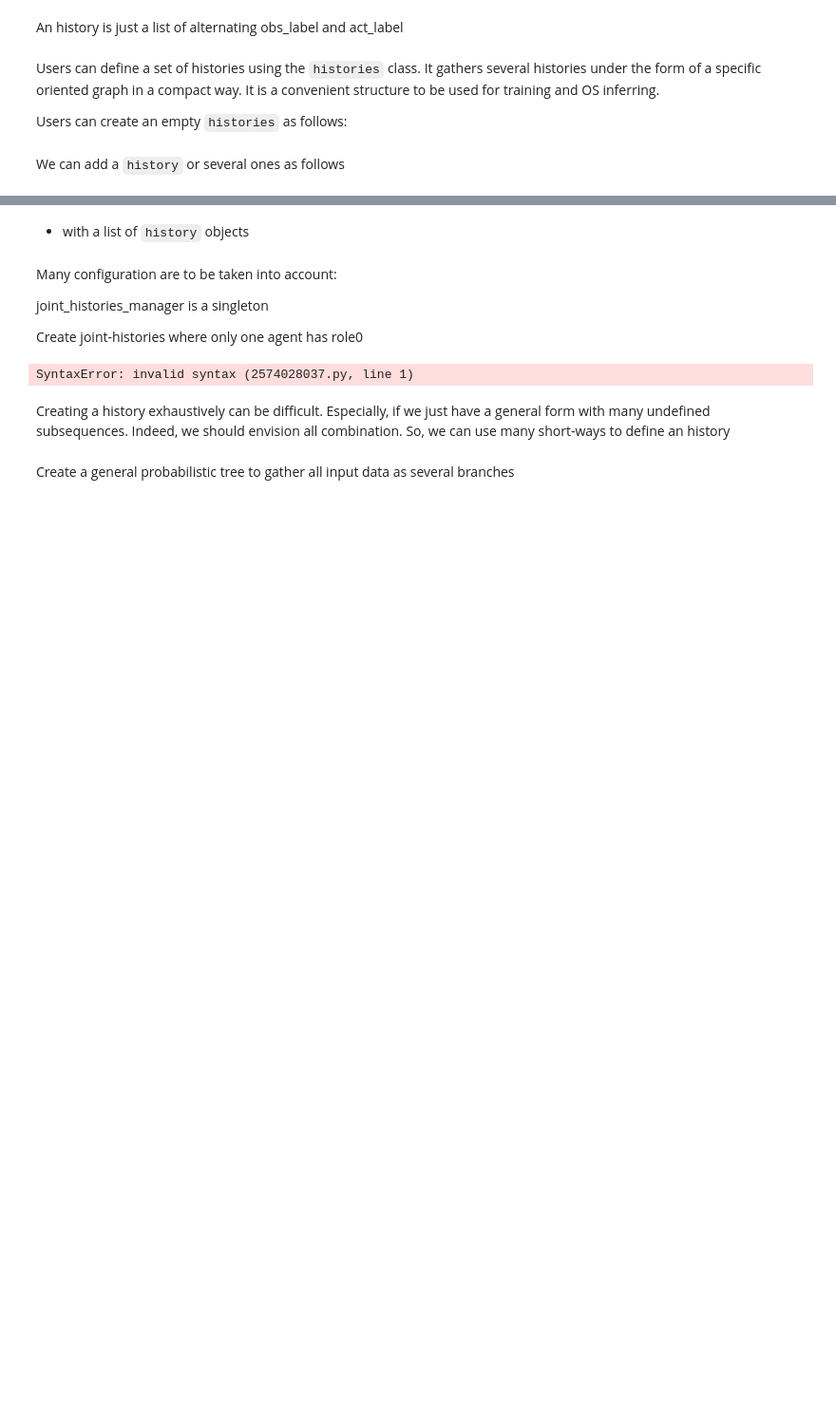
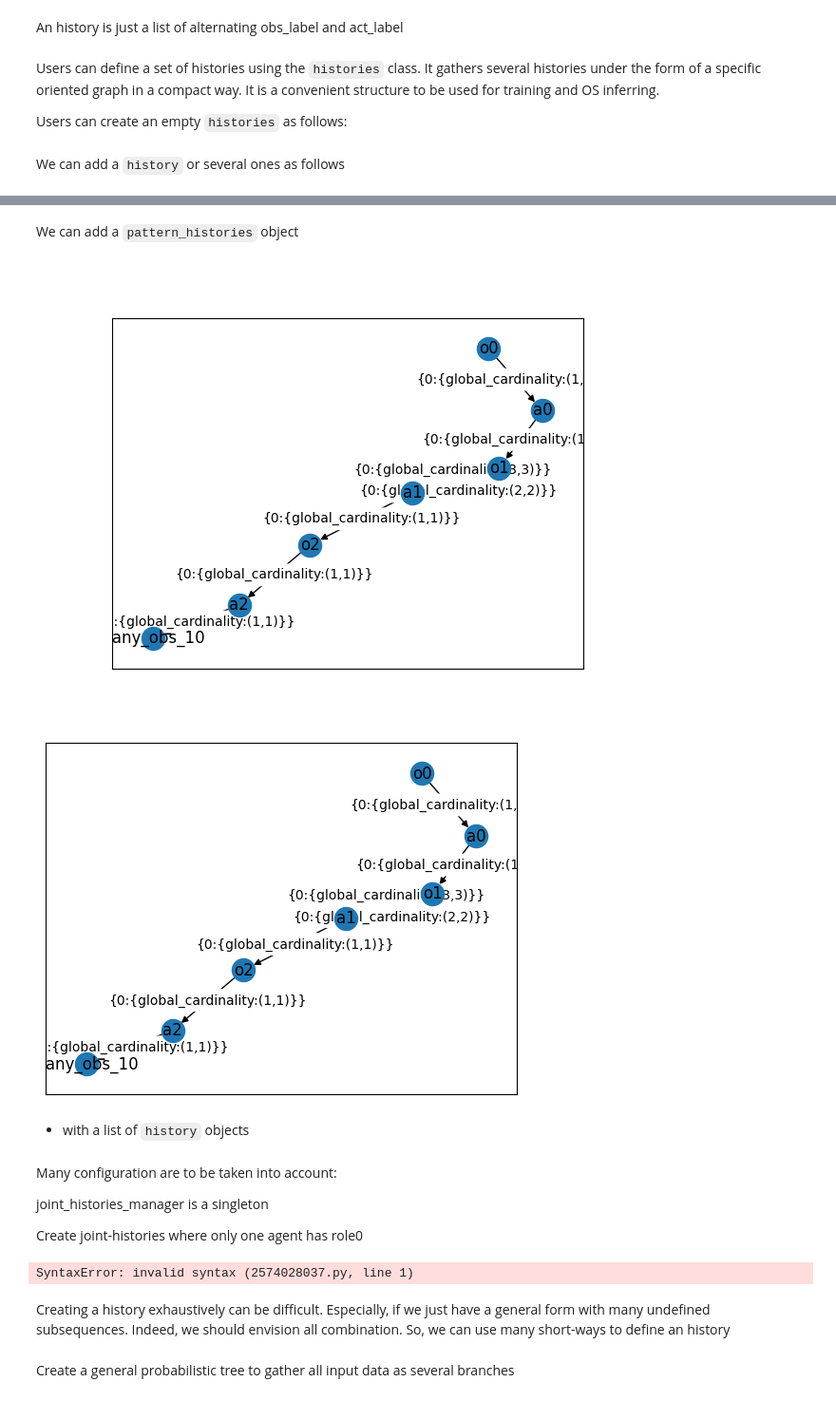
Before and after one commit to julien6/omarl_experiments, a Jupyter notebook: tutorial/pw_tutorial.ipynb, the cells around one changed output, grey strips where cells are left out. Shown at 95% size. Drawn from its saved outputs; the diff is of its cells as text; code cells hidden in the pictures; blank space fills up the shorter version.

```diff
--- a/tutorial/pw_tutorial.ipynb
+++ b/tutorial/pw_tutorial.ipynb
@@ -359,3 +402,13 @@ We
+# %% [markdown]
+We can add a `pattern_histories` object
+# %%
+hg1 = histories()
+hg1.add_history(["o0", "a0", "o1", "a1", "o1", "a1", "o1", "a1", "o2", "a2"])
+graph_plot_rgb = hg1.generate_graph_plot(render_rgba=True)
+Image.fromarray(graph_plot_rgb)
+# %% [output]
+[figure, added]
+[figure, added]
 # %% [markdown]
  - with a list of `history` objects
 # %% [markdown]
```
Also changed, not shown: parts of 10 cells of this notebook, 2 other files.
